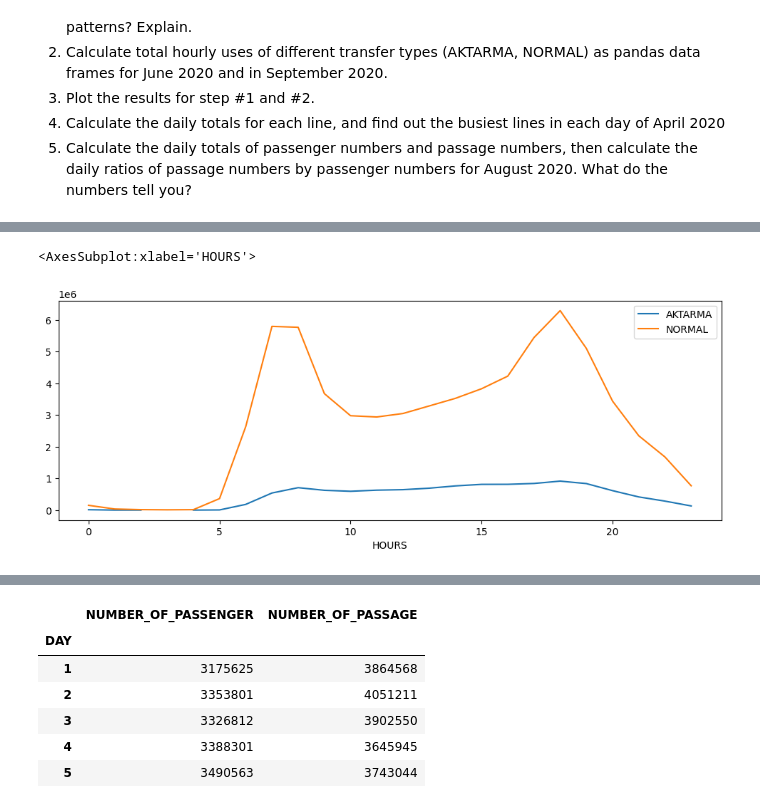
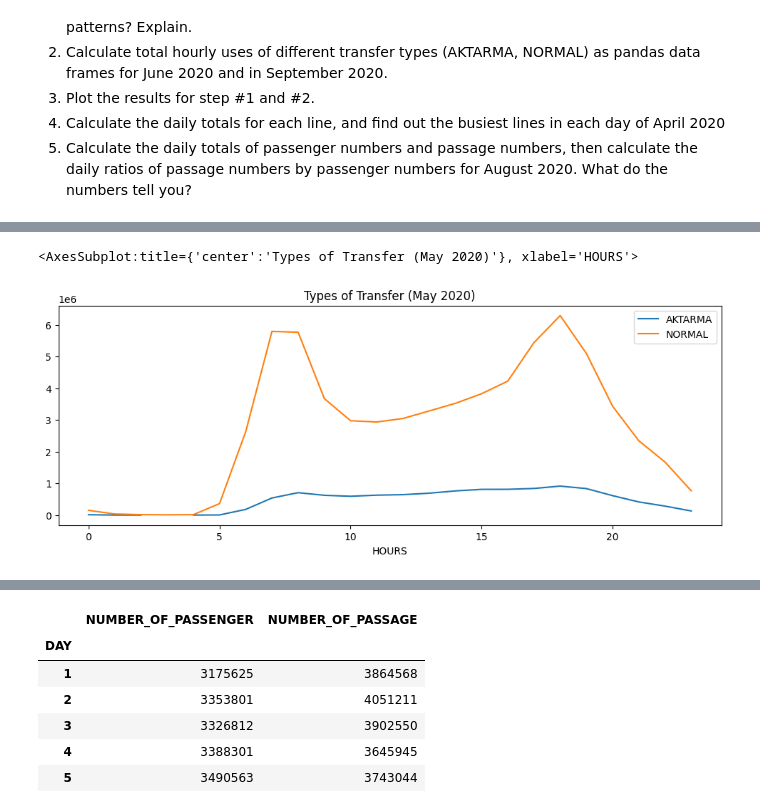
Before and after one commit to kaygun/2022-Fall-381E, a Jupyter notebook: HW1.ipynb, the cells around one changed output, grey strips where cells are left out. Saved outputs shown, nothing was run; the diff lists cells and outputs as text; code cells hidden in the pictures.

```diff
--- a/HW1.ipynb
+++ b/HW1.ipynb
@@ -54,6 +66,6 @@ may21.plot(figsize=(12,4))
 # %%
 jun20 = hourlyUse('Jun 20','TRANSFER_TYPE')
-jun20.plot(figsize=(12,4))
+jun20.plot(figsize=(12,4),title='Types of Transfer (May 2020)')
 # %% [output]
-<AxesSubplot:xlabel='HOURS'>
+<AxesSubplot:title={'center':'Types of Transfer (May 2020)'}, xlabel='HOURS'>
-[figure, old version]
+[figure, new version]
```
Also changed, not shown: parts of 11 cells of this notebook, 7 other files.
